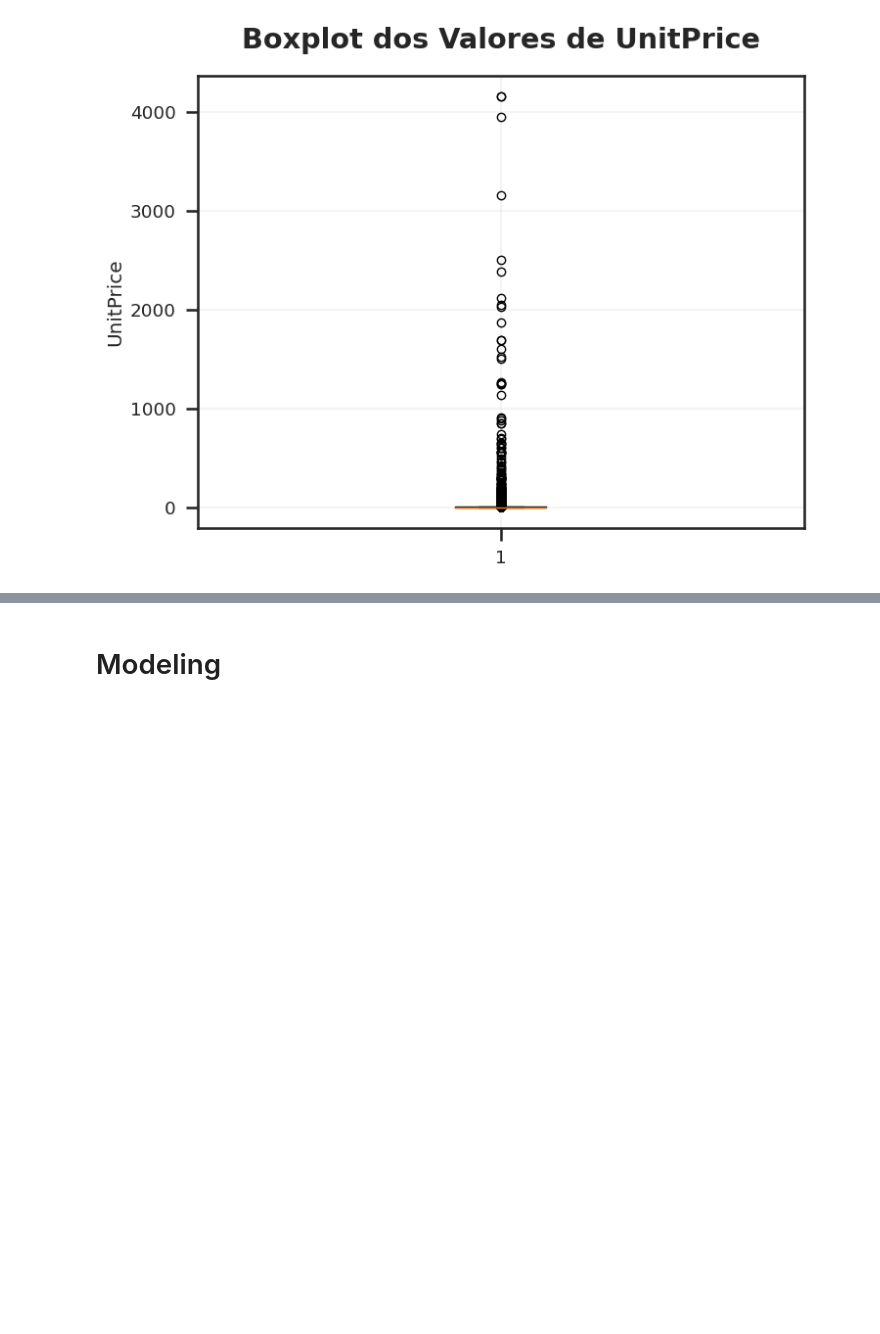
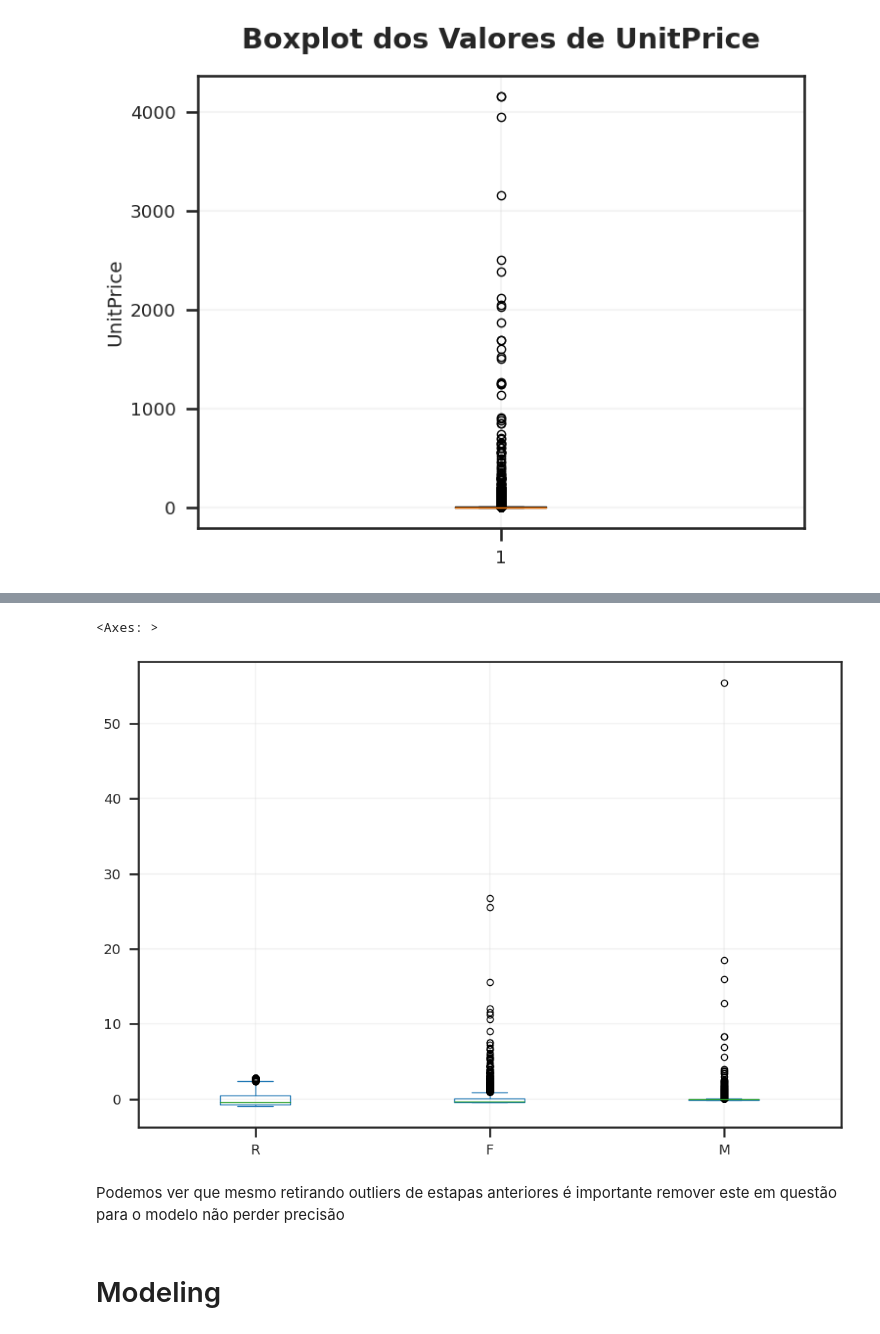
Before and after one commit to GTBelini22/Estudo_Ciencia_de_dados, a Jupyter notebook: Desafio Cluster/Desafio_Final_Cluster.ipynb, the cells around one changed output, grey strips where cells are left out. Drawn from its saved outputs; the diff is of its cells as text; code cells hidden in the pictures; blank space fills up the shorter version.

```diff
--- a/Desafio Cluster/Desafio_Final_Cluster.ipynb
+++ b/Desafio Cluster/Desafio_Final_Cluster.ipynb
@@ -273,0 +277,12 @@ df.head()
+# %%
+# Criando um novo dataframe para ser usado com o cluster que atende algumas perguntas
+df_rfm = (
+  df.groupby('CustomerID')
+  .agg(
+      R = ('InvoiceDate', lambda x: (pd.Timestamp('01-01-2012') - x.max()).days),
+      F = ('InvoiceNo', 'nunique'),
+      M = ('Total_Compra', 'mean')
+  )
+)
+
+df_rfm.head()
@@ -274,3 +297,11 @@ df.head()
+# %%
+# Aplicando escala no dataframe
+df_rfm.apply(scale).plot.box()
+# %% [output]
+<Axes: >
+[figure, added]
+# %% [markdown]
+Podemos ver que mesmo retirando outliers de estapas anteriores é importante remover este em questão para o modelo não perder precisão
 # %% [markdown]
 # Modeling
 # %%
```
Also changed, not shown: parts of 11 cells of this notebook.
